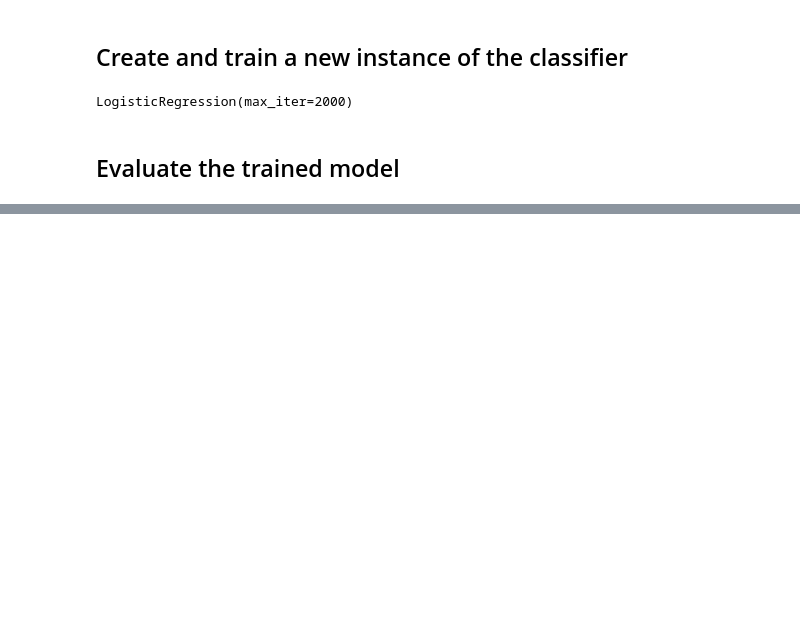
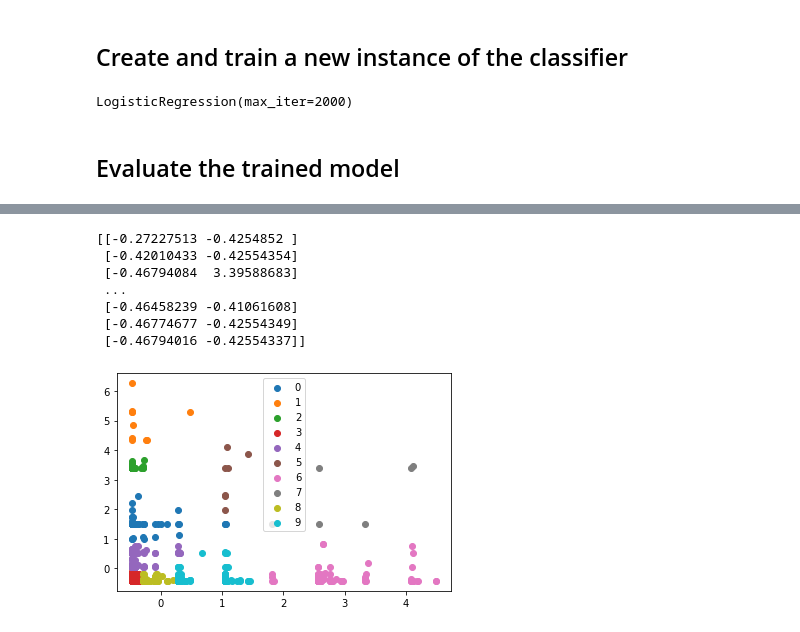
Before and after one commit to msfreit/awari, a Jupyter notebook: 2 - Mentoria/question_subject_classification.ipynb, the cells around one changed output, grey strips where cells are left out. Cells and saved outputs as stored; diff of their text form; code cells hidden in the pictures; blank space fills up the shorter version.

```diff
--- a/2 - Mentoria/question_subject_classification.ipynb
+++ b/2 - Mentoria/question_subject_classification.ipynb
@@ -260,0 +296,28 @@ pd.DataFrame(dict([(cl, l) for cl, l in zip(classes, matrix.T)]), index=classes)
+# %%
+features, true_labels = make_blobs(
+     n_samples=200,
+     centers=3,
+     cluster_std=2.75,
+     random_state=42
+    )
+
+#print(features)
+
+scaler = StandardScaler()
+scaled_sentences = scaler.fit_transform(xy_sentence_vectors_sum)
+print(scaled_sentences[:2])
+
+kmeans = KMeans(
+     init="random",
+     n_clusters=10,
+     n_init=10,
+     max_iter=300,
+     random_state=42
+ )
+kmeans.fit(scaled_sentences)
+label = kmeans.fit_predict(scaled_sentences)
+
+print("inertia_",kmeans.inertia_)
+print("cluster_centers_",kmeans.cluster_centers_)
+print("n_iter_",kmeans.n_iter_)
+print("labels_",kmeans.labels_)
@@ -260,0 +340,21 @@ pd.DataFrame(dict([(cl, l) for cl, l in zip(classes, matrix.T)]), index=classes)
+# %%
+import matplotlib.pyplot as plt
+
+u_labels = np.unique(label)
+
+#plotting the results:
+print(scaled_sentences)
+
+for i in u_labels:
+    plt.scatter(scaled_sentences[label == i , 0] , scaled_sentences[label == i , 1] , label = i)
+plt.legend()
+plt.show()
+# %% [output]
+[[-0.27227513 -0.4254852 ]
+ [-0.42010433 -0.42554354]
+ [-0.46794084  3.39588683]
+ ...
+ [-0.46458239 -0.41061608]
+ [-0.46774677 -0.42554349]
+ [-0.46794016 -0.42554337]]
+[figure, added]
```
Also changed, not shown: parts of 17 cells of this notebook, 5 other files.
